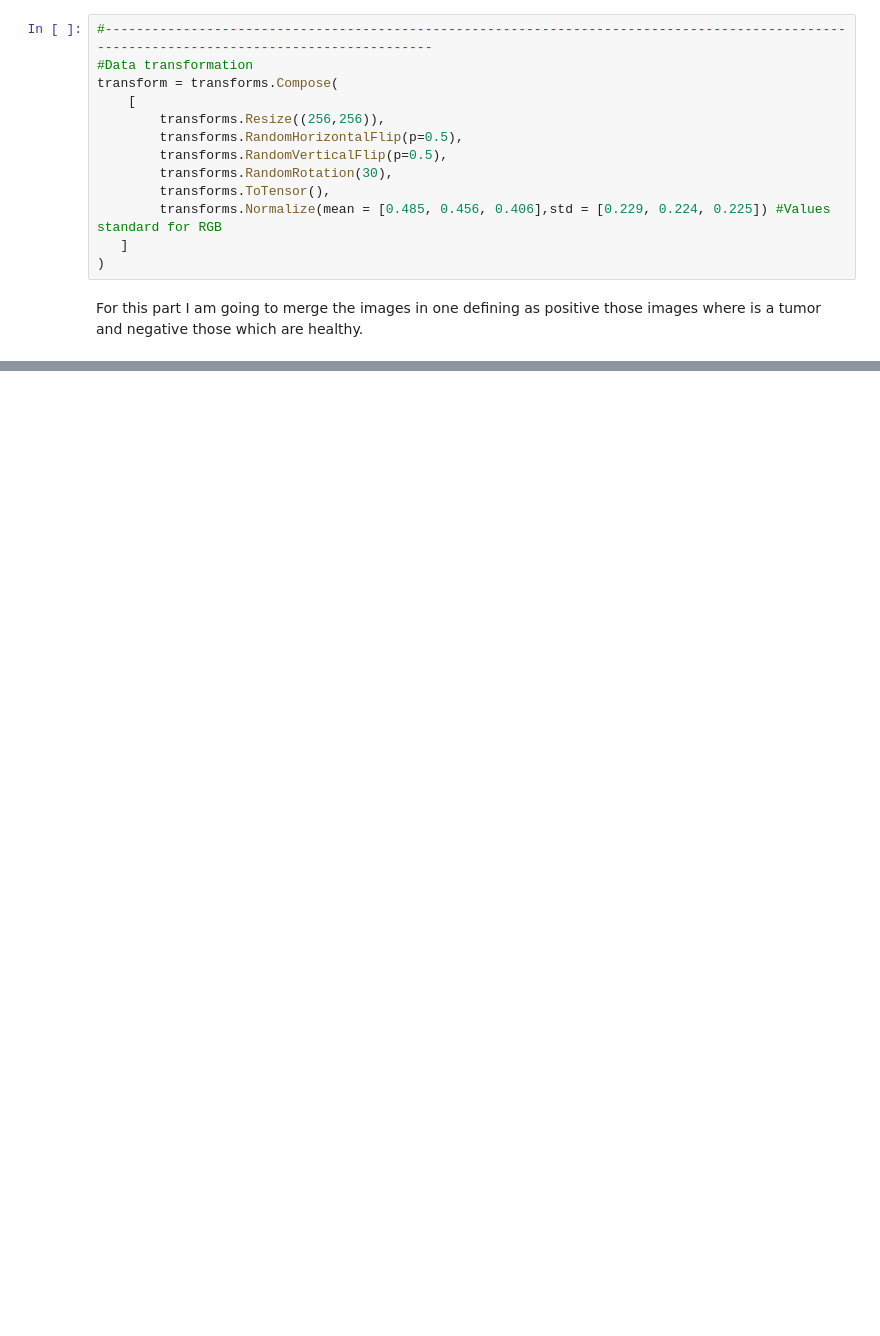
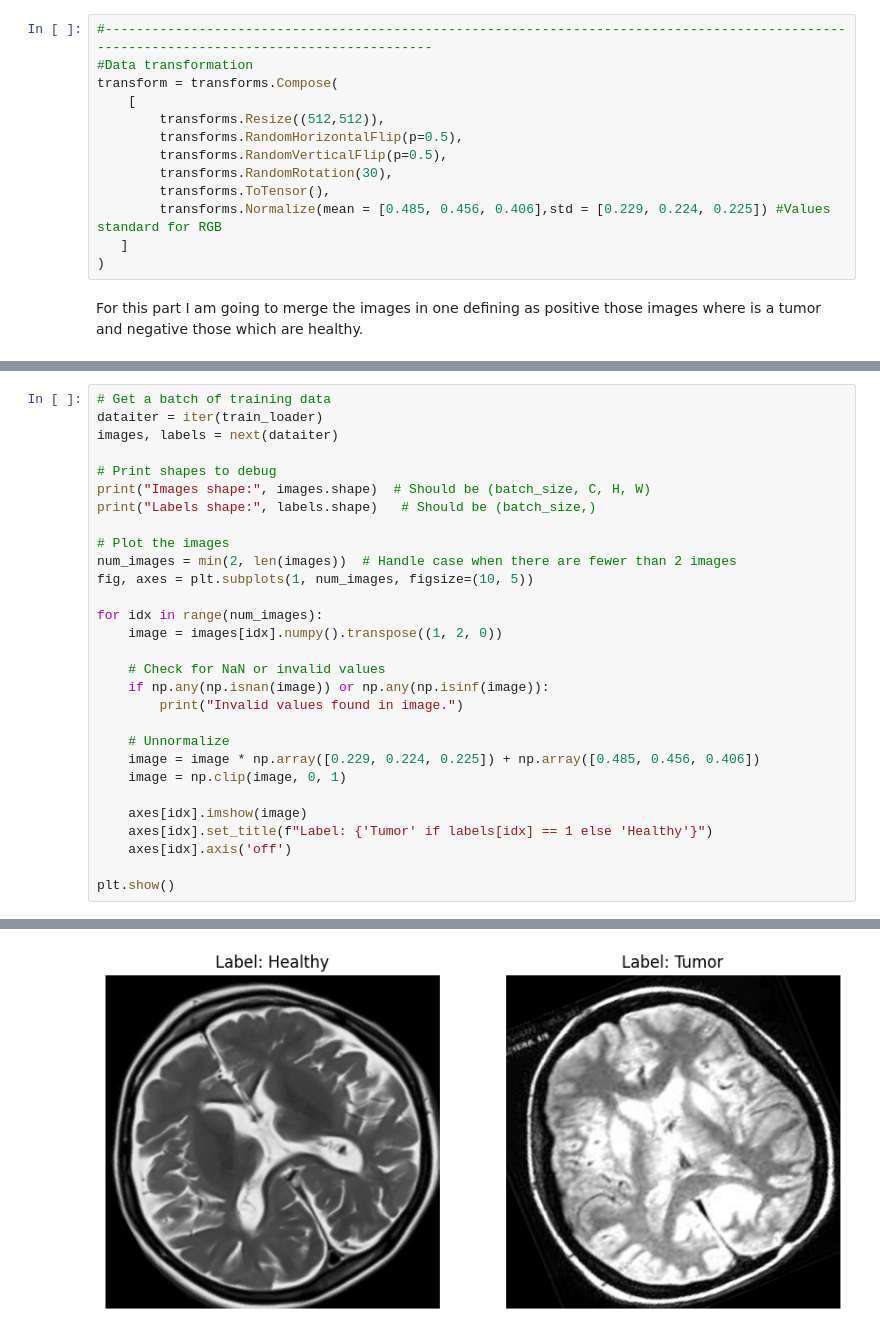
Before and after one commit to KarmadesuUwU/DenseNetwork-BrainTumorDetection, a Jupyter notebook: CNN_BRAIN.ipynb, the cells around one changed output, grey strips where cells are left out. Cells and saved outputs as stored; diff of their text form; blank space fills up the shorter version.

```diff
--- a/CNN_BRAIN.ipynb
+++ b/CNN_BRAIN.ipynb
@@ -54,7 +56,7 @@ Here is a function to transform the data and work with the images in any positio
 #Data transformation
 transform = transforms.Compose(
     [
-        transforms.Resize((256,256)),
+        transforms.Resize((512,512)),
         transforms.RandomHorizontalFlip(p=0.5),
         transforms.RandomVerticalFlip(p=0.5),
         transforms.RandomRotation(30),
@@ -94,0 +144,30 @@ val_set.transform
+# %%
+# Get a batch of training data
+dataiter = iter(train_loader)
+images, labels = next(dataiter)
+
+# Print shapes to debug
+print("Images shape:", images.shape)  # Should be (batch_size, C, H, W)
+print("Labels shape:", labels.shape)   # Should be (batch_size,)
+
+# Plot the images
+num_images = min(2, len(images))  # Handle case when there are fewer than 2 images
+fig, axes = plt.subplots(1, num_images, figsize=(10, 5))
+
+for idx in range(num_images):
+    image = images[idx].numpy().transpose((1, 2, 0))
+
+    # Check for NaN or invalid values
+    if np.any(np.isnan(image)) or np.any(np.isinf(image)):
+        print("Invalid values found in image.")
+
+    # Unnormalize
+    image = image * np.array([0.229, 0.224, 0.225]) + np.array([0.485, 0.456, 0.406])
+    image = np.clip(image, 0, 1)
+
+    axes[idx].imshow(image)
+    axes[idx].set_title(f"Label: {'Tumor' if labels[idx] == 1 else 'Healthy'}")
+    axes[idx].axis('off')
+
+plt.show()
+# %% [output]
@@ -94,0 +176 @@ val_set.transform
+[figure, added]
```
Also changed, not shown: parts of 22 cells of this notebook.
